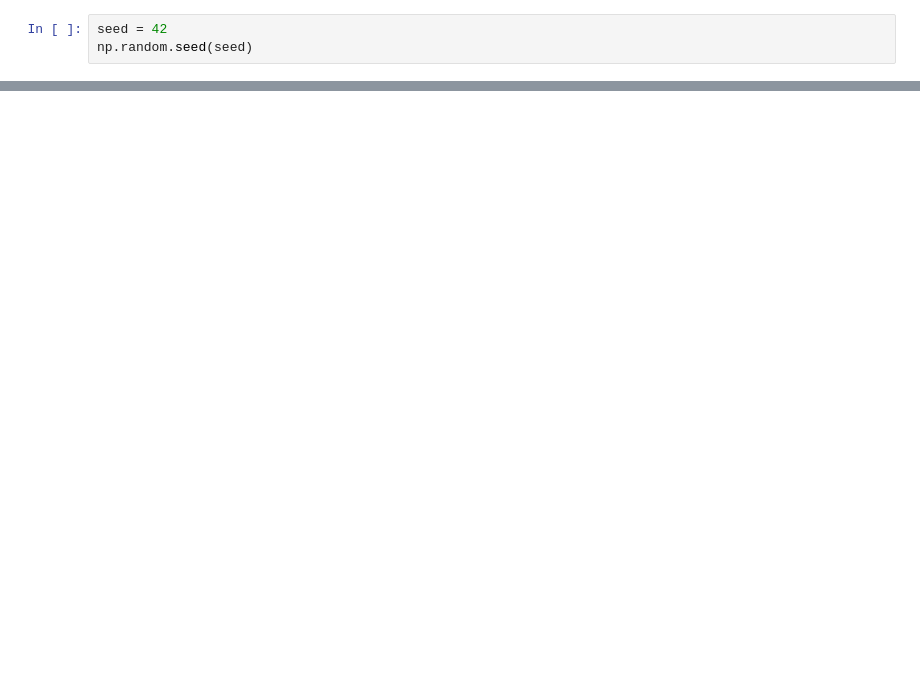
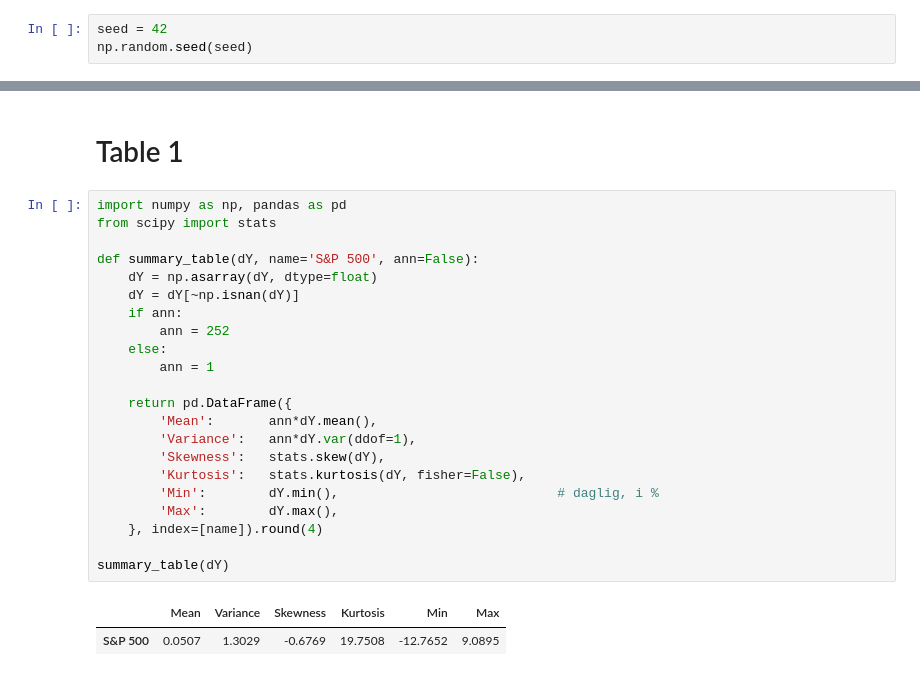
Before and after one commit to qxb650/MCSeminar, a Jupyter notebook: 01_Heston.ipynb, the cells around one changed output, grey strips where cells are left out. Cells and saved outputs as stored; diff of their text form; blank space fills up the shorter version.

```diff
--- a/01_Heston.ipynb
+++ b/01_Heston.ipynb
@@ -189,0 +161,27 @@ Sample std. = 0.01144
+# %% [markdown]
+# Table 1
+# %%
+import numpy as np, pandas as pd
+from scipy import stats
+
+def summary_table(dY, name='S&P 500', ann=False):
+    dY = np.asarray(dY, dtype=float)
+    dY = dY[~np.isnan(dY)]
+    if ann:
+        ann = 252
+    else:
+        ann = 1
+
+    return pd.DataFrame({
+        'Mean':       ann*dY.mean(),
+        'Variance':   ann*dY.var(ddof=1),
+        'Skewness':   stats.skew(dY),
+        'Kurtosis':   stats.kurtosis(dY, fisher=False),
+        'Min':        dY.min(),                            # daglig, i %
+        'Max':        dY.max(),
+    }, index=[name]).round(4)
+
+summary_table(dY)
+# %% [output]
+|  | Mean | Variance | Skewness | Kurtosis | Min | Max |
+| S&P 500 | 0.0507 | 1.3029 | -0.6769 | 19.7508 | -12.7652 | 9.0895 |
```
Also changed, not shown: parts of 16 cells of this notebook, 22 other files.
